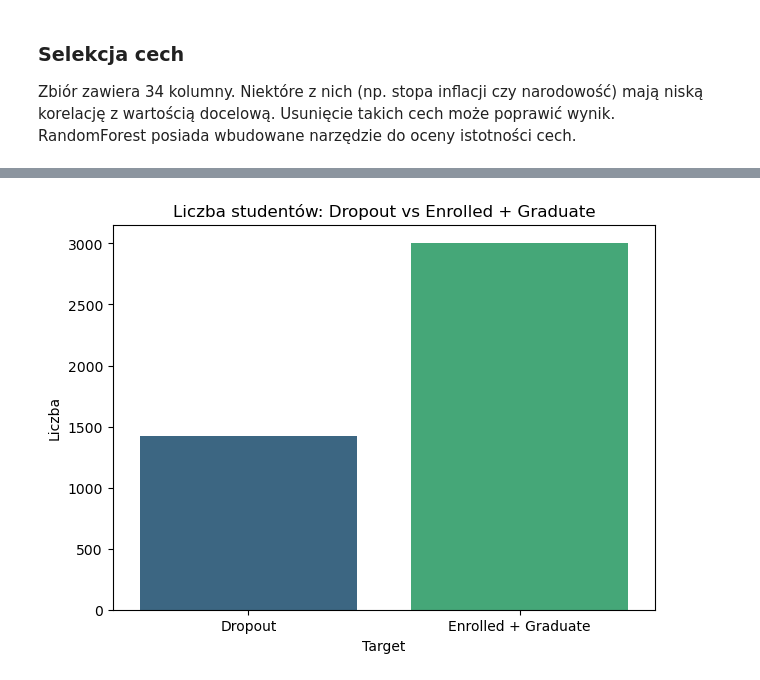
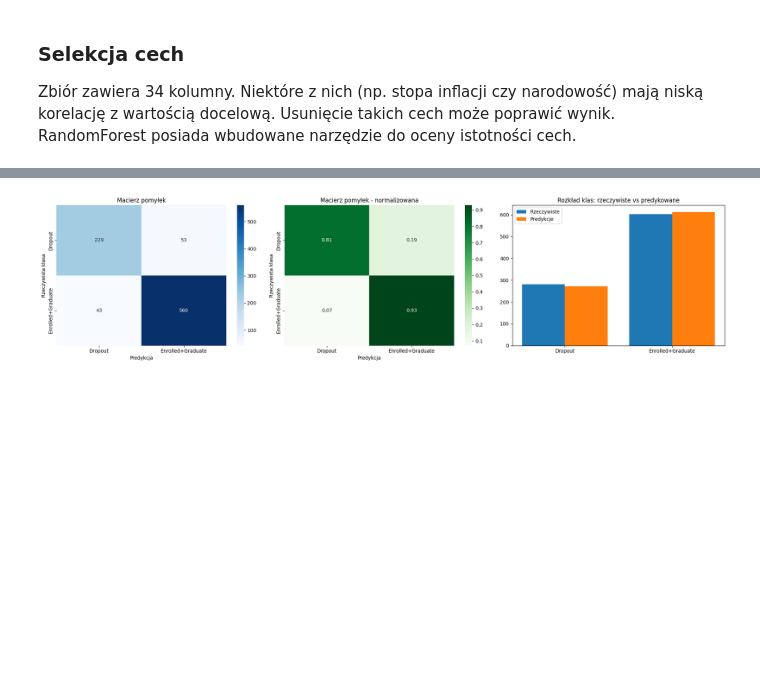
Before and after one commit to BladyWlodek/ProjektPMiNAI, a Jupyter notebook: model.ipynb, the cells around one changed output, grey strips where cells are left out. Saved outputs shown, nothing was run; the diff lists cells and outputs as text; code cells hidden in the pictures; blank space fills up the shorter version.

Commit message:
Wnioski, komórka Enroll+Grad, wykres cech, i inne

```diff
--- a/model.ipynb
+++ b/model.ipynb
@@ -586,24 +614,23 @@ Po optymalizacji nastąpił minimalny przyrost dokładności modelu (0.22%). Sta
 # %%
 binary_data = data.copy()
-binary_data["Target"] = binary_data["Target"].map({
-    0: 0,  # Dropout
-    1: 1,  # Enrolled
-    2: 1   # Graduate -> razem z Enrolled
-})
 
-binary_labels = ["Dropout", "Enrolled + Graduate"]
+mapping = {'Dropout': 0, 'Enrolled': 1, 'Graduate': 2, 0: 0, 1: 1, 2: 2}
+binary_data['Target'] = binary_data['Target'].replace(mapping)
+binary_data['Target'] = pd.to_numeric(binary_data['Target'], errors='coerce')
+binary_data['Target'] = binary_data['Target'].replace(2, 1)
 
-plt.figure(figsize=(7, 5))
-sns.countplot(x=binary_data["Target"], palette="viridis")
-plt.xticks([0, 1], binary_labels)
-plt.title("Liczba studentów: Dropout vs Enrolled + Graduate")
-plt.xlabel("Target")
-plt.ylabel("Liczba")
-plt.show()
+nan_count = int(binary_data['Target'].isnull().sum())
 
+if nan_count > 0:
+    binary_data = binary_data.dropna(subset=['Target']).reset_index(drop=True)
 
-X_bin = binary_data.drop("Target", axis=1)
-y_bin = binary_data["Target"]
+X_bin = binary_data.drop('Target', axis=1)
+y_bin = binary_data['Target'].astype(int)
+
+unique_classes = sorted(list(y_bin.unique()))
+
+if len(unique_classes) < 2:
+    raise ValueError("Brak wystarczającej liczby klas w danych binarnych")
 
 X_train_bin, X_test_bin, y_train_bin, y_test_bin = train_test_split(
     X_bin, y_bin, test_size=0.2, random_state=67
@@ -613,32 +640,66 @@ rf_bin = RandomForestClassifier(
     n_estimators=200,
     random_state=42,
     n_jobs=-1,
-    class_weight="balanced"
+    class_weight='balanced'
 )
 rf_bin.fit(X_train_bin, y_train_bin)
 y_pred_bin = rf_bin.predict(X_test_bin)
 
-print(f"Accuracy:  {accuracy_score(y_test_bin, y_pred_bin):.4f}")
-print(f"Precision: {precision_score(y_test_bin, y_pred_bin):.4f}")
-print(f"Recall:    {recall_score(y_test_bin, y_pred_bin):.4f}")
-print(f"F1-score:  {f1_score(y_test_bin, y_pred_bin):.4f}")
+print(f"Dokładność (Accuracy): {accuracy_score(y_test_bin, y_pred_bin) * 100:.2f}%")
+print(classification_report(y_test_bin, y_pred_bin))
 
 cm_bin = confusion_matrix(y_test_bin, y_pred_bin)
-cm_bin_norm = confusion_matrix(y_test_bin, y_pred_bin, normalize="true")
+cm_bin_norm = confusion_matrix(y_test_bin, y_pred_bin, normalize='true')
 
-fig, axes = plt.subplots(1, 2, figsize=(14, 5))
+bin_labels = ['Dropout', 'Enrolled+Graduate']
+fig, axes = plt.subplots(1, 3, figsize=(20, 5))
 
-sns.heatmap(cm_bin, annot=True, fmt="d", cmap="Blues",
-            xticklabels=binary_labels, yticklabels=binary_labels, ax=axes[0])
-axes[0].set_title("Macierz pomyłek")
-axes[0].set_xlabel("Predykcja")
-axes[0].set_ylabel("Rzeczywista klasa")
+sns.heatmap(
+    cm_bin,
+    annot=True,
+    fmt='d',
+    cmap='Blues',
+    xticklabels=bin_labels,
+    yticklabels=bin_labels,
+    ax=axes[0]
+)
+axes[0].set_title('Macierz pomyłek')
+axes[0].set_xlabel('Predykcja')
+axes[0].set_ylabel('Rzeczywista klasa')
 
-sns.heatmap(cm_bin_norm, annot=True, fmt=".2f", cmap="Greens",
-            xticklabels=binary_labels, yticklabels=binary_labels, ax=axes[1])
-axes[1].set_title("Macierz pomyłek - normalizowana")
-axes[1].set_xlabel("Predykcja")
-axes[1].set_ylabel("Rzeczywista klasa")
+sns.heatmap(
+    cm_bin_norm,
+    annot=True,
+    fmt='.2f',
+    cmap='Greens',
+    xticklabels=bin_labels,
+    yticklabels=bin_labels,
+    ax=axes[1]
+)
+axes[1].set_title('Macierz pomyłek - normalizowana')
+axes[1].set_xlabel('Predykcja')
+axes[1].set_ylabel('Rzeczywista klasa')
+
+actual_counts_bin = y_test_bin.value_counts().sort_index()
+pred_counts_bin = pd.Series(y_pred_bin).value_counts().sort_index()
+
+x_pos = range(len(bin_labels))
+axes[2].bar(
+    [i - 0.2 for i in x_pos],
+    actual_counts_bin.values,
+    width=0.4,
+    label='Rzeczywiste'
+)
+axes[2].bar(
+    [i + 0.2 for i in x_pos],
+    pred_counts_bin.reindex(actual_counts_bin.index, fill_value=0).values,
+    width=0.4,
+    label='Predykcje'
+)
+axes[2].set_xticks(list(x_pos))
+axes[2].set_xticklabels(bin_labels)
+axes[2].set_title('Rozkład klas: rzeczywiste vs predykowane')
+axes[2].legend()
 
 plt.tight_layout()
 plt.show()
@@ -649 +716 @@ Passing `palette` without assigning `hue` is deprecated and will be removed in v
-[figure, old version]
+[figure, new version]
```
Also changed, not shown: parts of 23 cells of this notebook.
